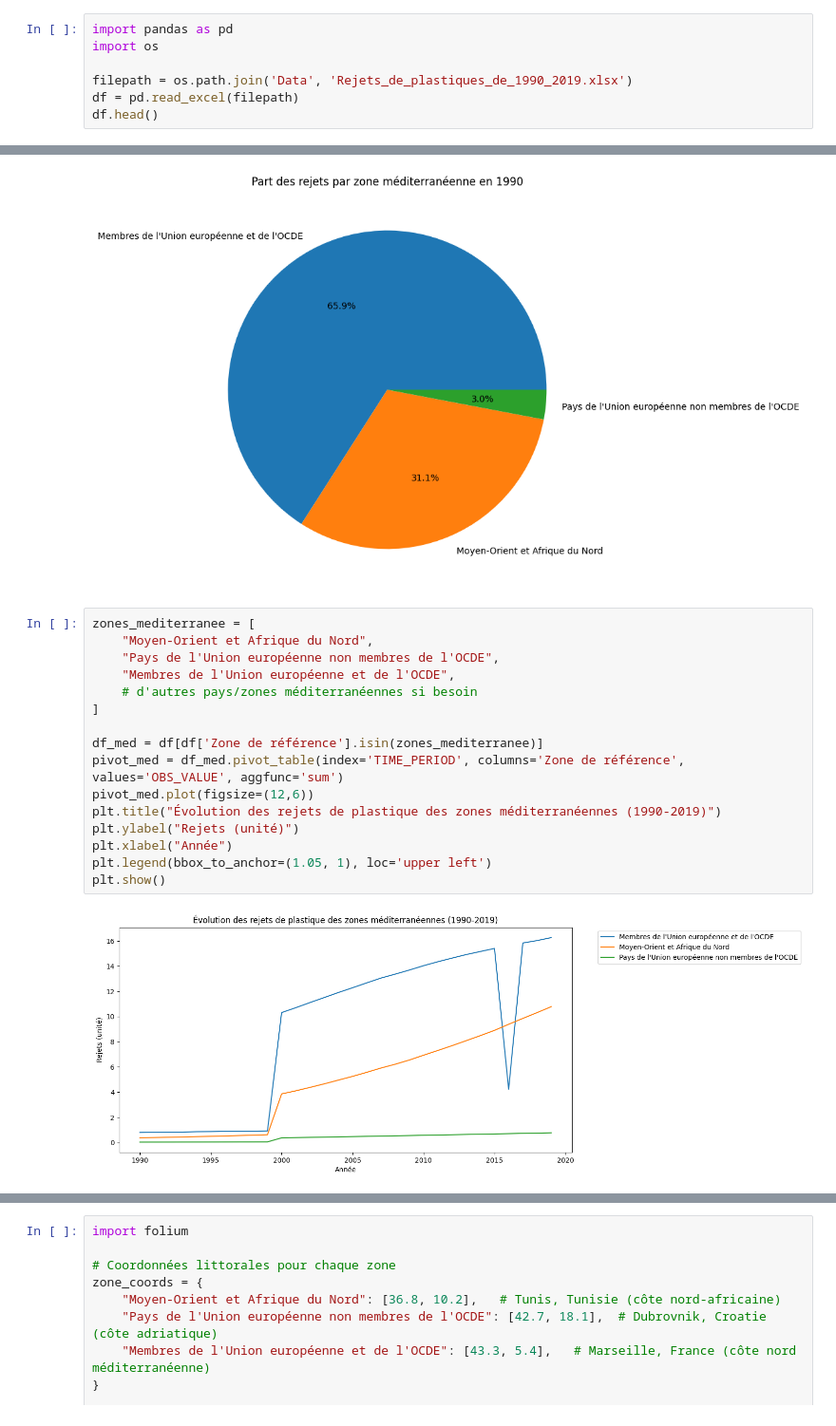
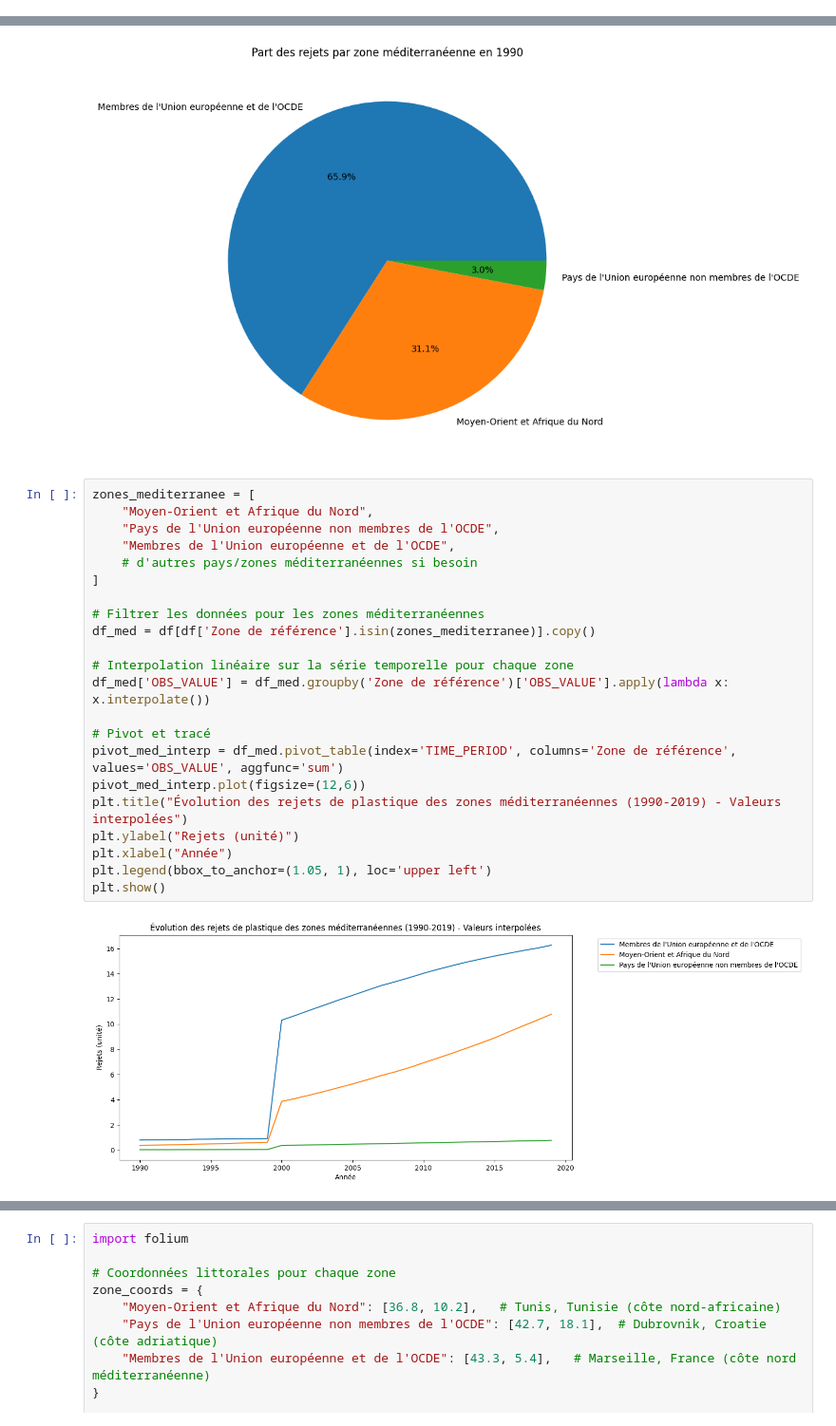
Before and after one commit to Mias21/projet_pollution_plastic, a Jupyter notebook: Notebook_Tarek/Rejets_de_plastiques_de_1990_2019.ipynb, the cells around one changed output, grey strips where cells are left out. Shown at 95% size. Cells and saved outputs as stored; diff of their text form.

```diff
--- a/Notebook_Tarek/Rejets_de_plastiques_de_1990_2019.ipynb
+++ b/Notebook_Tarek/Rejets_de_plastiques_de_1990_2019.ipynb
@@ -46,10 +49,3 @@ def load_file(filepath, sep=';'):
         data = list(reader)
 
     return data
-# %%
-import pandas as pd
-import os
-
-filepath = os.path.join('Data', 'Rejets_de_plastiques_de_1990_2019.xlsx')
-df = pd.read_excel(filepath)
-df.head()
@@ -536,18 +541,24 @@ plt.show()
 # %%
 zones_mediterranee = [
     "Moyen-Orient et Afrique du Nord",
     "Pays de l'Union européenne non membres de l'OCDE",
     "Membres de l'Union européenne et de l'OCDE",
     # d'autres pays/zones méditerranéennes si besoin
 ]
 
-df_med = df[df['Zone de référence'].isin(zones_mediterranee)]
-pivot_med = df_med.pivot_table(index='TIME_PERIOD', columns='Zone de référence', values='OBS_VALUE', aggfunc='sum')
-pivot_med.plot(figsize=(12,6))
-plt.title("Évolution des rejets de plastique des zones méditerranéennes (1990-2019)")
+# Filtrer les données pour les zones méditerranéennes
+df_med = df[df['Zone de référence'].isin(zones_mediterranee)].copy()
+
+# Interpolation linéaire sur la série temporelle pour chaque zone
+df_med['OBS_VALUE'] = df_med.groupby('Zone de référence')['OBS_VALUE'].apply(lambda x: x.interpolate())
+
+# Pivot et tracé
+pivot_med_interp = df_med.pivot_table(index='TIME_PERIOD', columns='Zone de référence', values='OBS_VALUE', aggfunc='sum')
+pivot_med_interp.plot(figsize=(12,6))
+plt.title("Évolution des rejets de plastique des zones méditerranéennes (1990-2019) - Valeurs interpolées")
 plt.ylabel("Rejets (unité)")
 plt.xlabel("Année")
 plt.legend(bbox_to_anchor=(1.05, 1), loc='upper left')
 plt.show()
 # %% [output]
-[figure, old version]
+[figure, new version]
```
Also changed, not shown: parts of 15 cells of this notebook, 11 other files.
